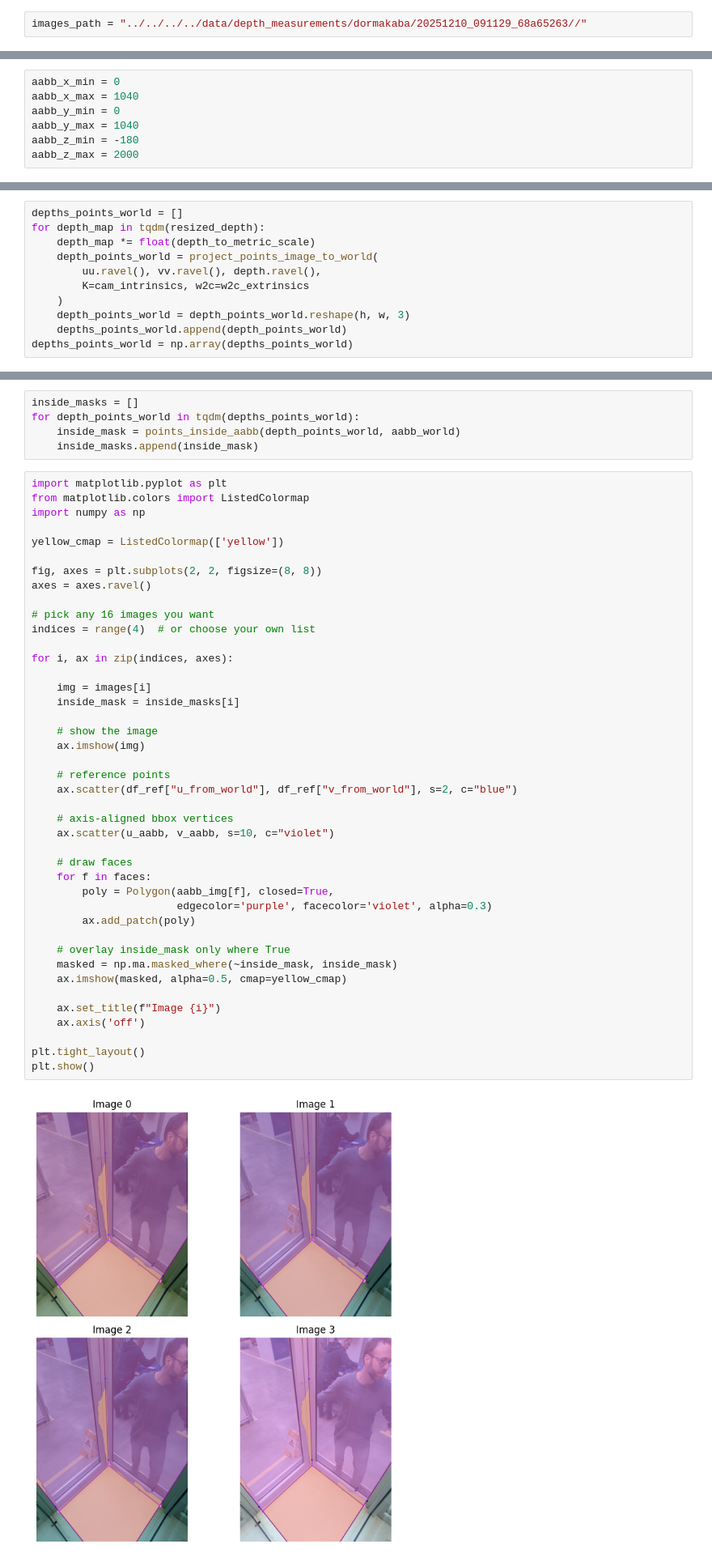
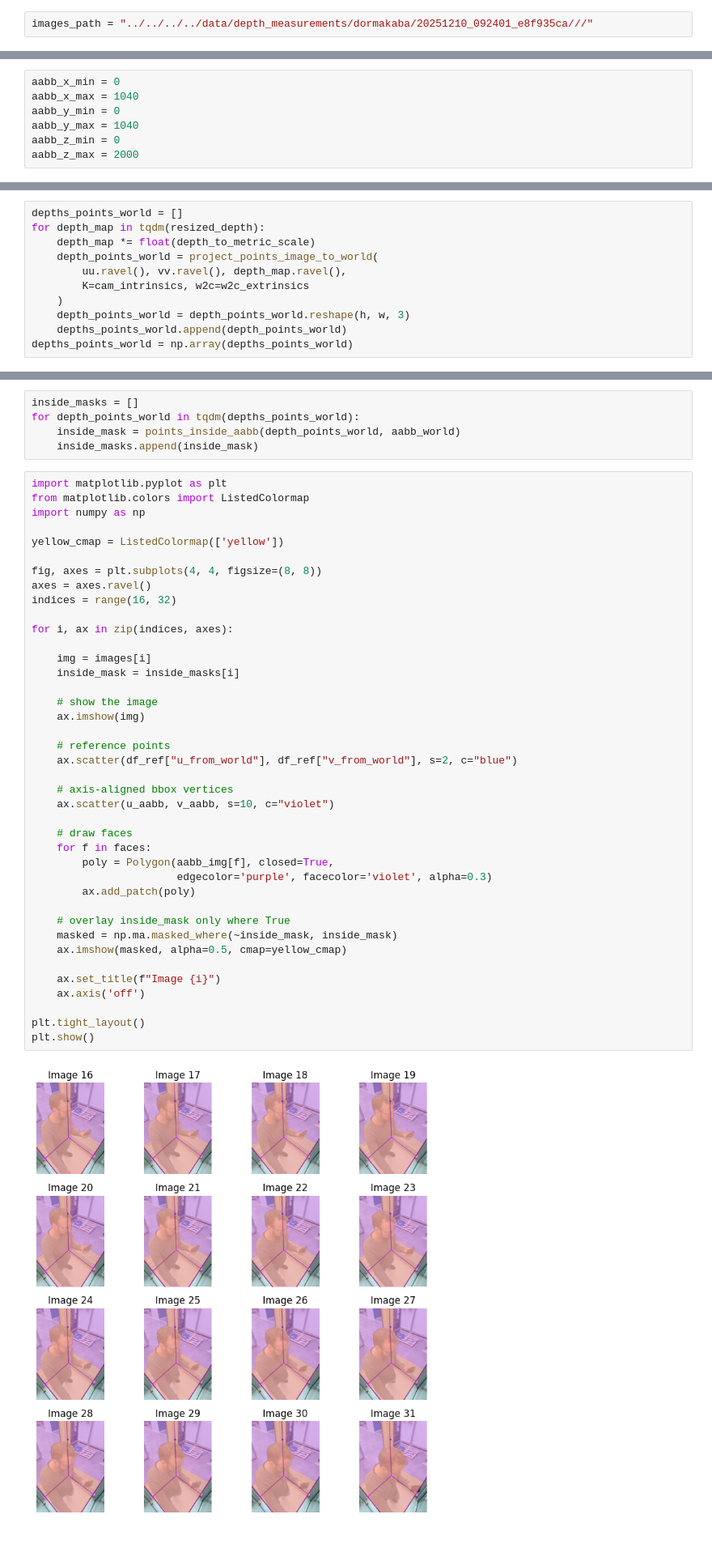
Before and after one commit to frittatelle/Depth-Anything-3, a Jupyter notebook: notebooks/da3_camera_aware_depth_measurements_dormakaba_vertical.ipynb, the cells around one changed output, grey strips where cells are left out. Shown at 81% size. Saved outputs shown, nothing was run; the diff lists cells and outputs as text.

```diff
--- a/notebooks/da3_camera_aware_depth_measurements_dormakaba_vertical.ipynb
+++ b/notebooks/da3_camera_aware_depth_measurements_dormakaba_vertical.ipynb
@@ -51,7 +51,7 @@ plt.imshow(background_img)
 <matplotlib.image.AxesImage at 0x...>
 [figure]
 # %%
-images_path = "../../../../data/depth_measurements/dormakaba/20251210_091129_68a65263//"
+images_path = "../../../../data/depth_measurements/dormakaba/20251210_092401_e8f935ca///"
 # %%
 images = []
 for img_path in natsorted(os.listdir(images_path)):
@@ -449,7 +453,7 @@ aabb_x_min = 0
 aabb_x_max = 1040
 aabb_y_min = 0
 aabb_y_max = 1040
-aabb_z_min = -180
+aabb_z_min = 0
 aabb_z_max = 2000
 # %%
 aabb_world = np.array([
@@ -614,7 +629,7 @@ depths_points_world = []
 for depth_map in tqdm(resized_depth):
     depth_map *= float(depth_to_metric_scale)
     depth_points_world = project_points_image_to_world(
-        uu.ravel(), vv.ravel(), depth.ravel(),
+        uu.ravel(), vv.ravel(), depth_map.ravel(),
         K=cam_intrinsics, w2c=w2c_extrinsics
     )
     depth_points_world = depth_points_world.reshape(h, w, 3)
@@ -655,40 +670,38 @@ import numpy as np
 
 yellow_cmap = ListedColormap(['yellow'])
 
-fig, axes = plt.subplots(2, 2, figsize=(8, 8))
+fig, axes = plt.subplots(4, 4, figsize=(8, 8))
 axes = axes.ravel()
-
-# pick any 16 images you want
-indices = range(4)  # or choose your own list
+indices = range(16, 32)
 
 for i, ax in zip(indices, axes):
 
     img = images[i]
     inside_mask = inside_masks[i]
 
     # show the image
     ax.imshow(img)
 
     # reference points
     ax.scatter(df_ref["u_from_world"], df_ref["v_from_world"], s=2, c="blue")
 
     # axis-aligned bbox vertices
     ax.scatter(u_aabb, v_aabb, s=10, c="violet")
 
     # draw faces
     for f in faces:
         poly = Polygon(aabb_img[f], closed=True,
                        edgecolor='purple', facecolor='violet', alpha=0.3)
         ax.add_patch(poly)
 
     # overlay inside_mask only where True
     masked = np.ma.masked_where(~inside_mask, inside_mask)
     ax.imshow(masked, alpha=0.5, cmap=yellow_cmap)
 
     ax.set_title(f"Image {i}")
     ax.axis('off')
 
 plt.tight_layout()
 plt.show()
 # %% [output]
-[figure, old version]
+[figure, new version]
```
Also changed, not shown: parts of 23 cells of this notebook.
